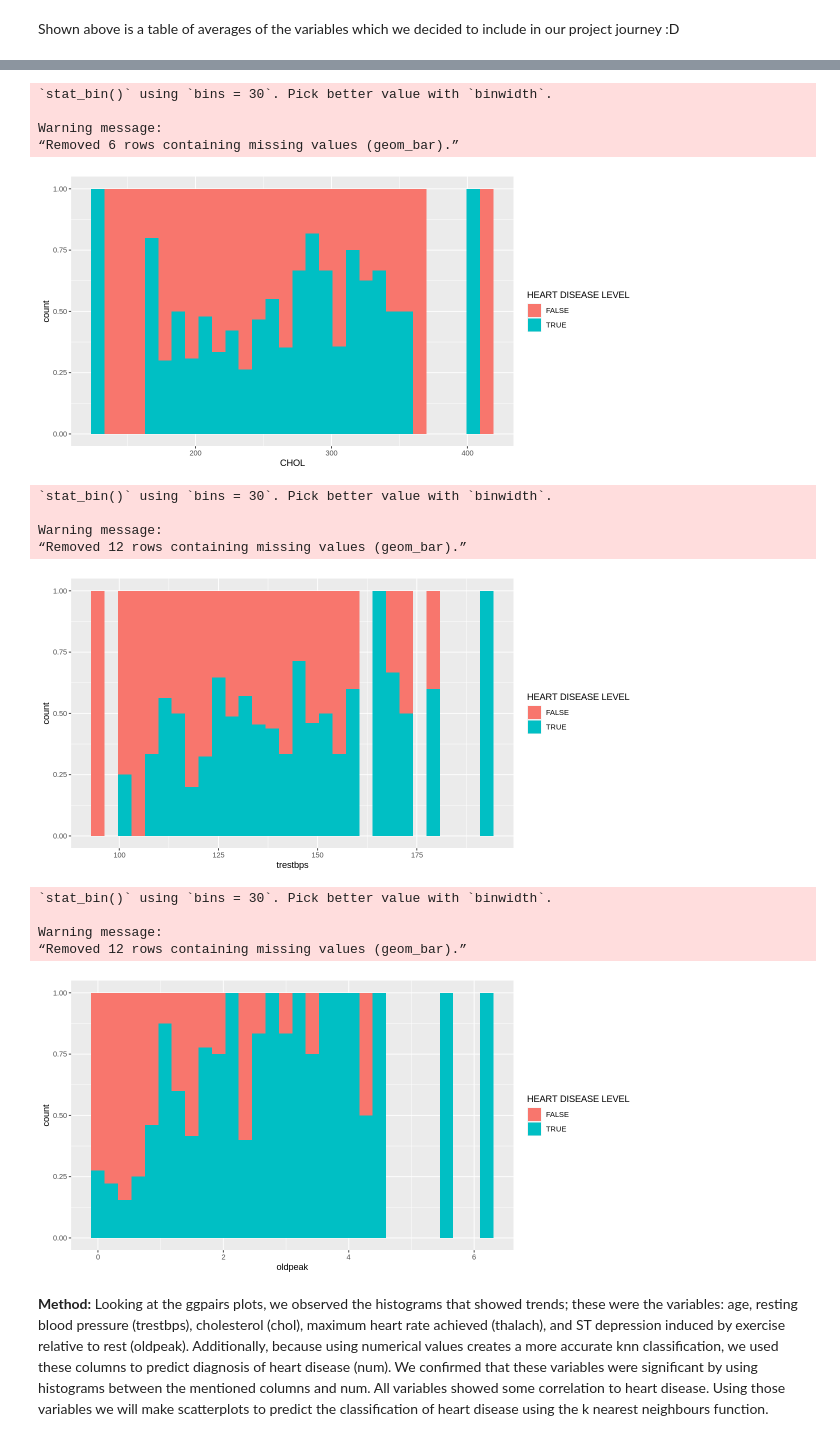
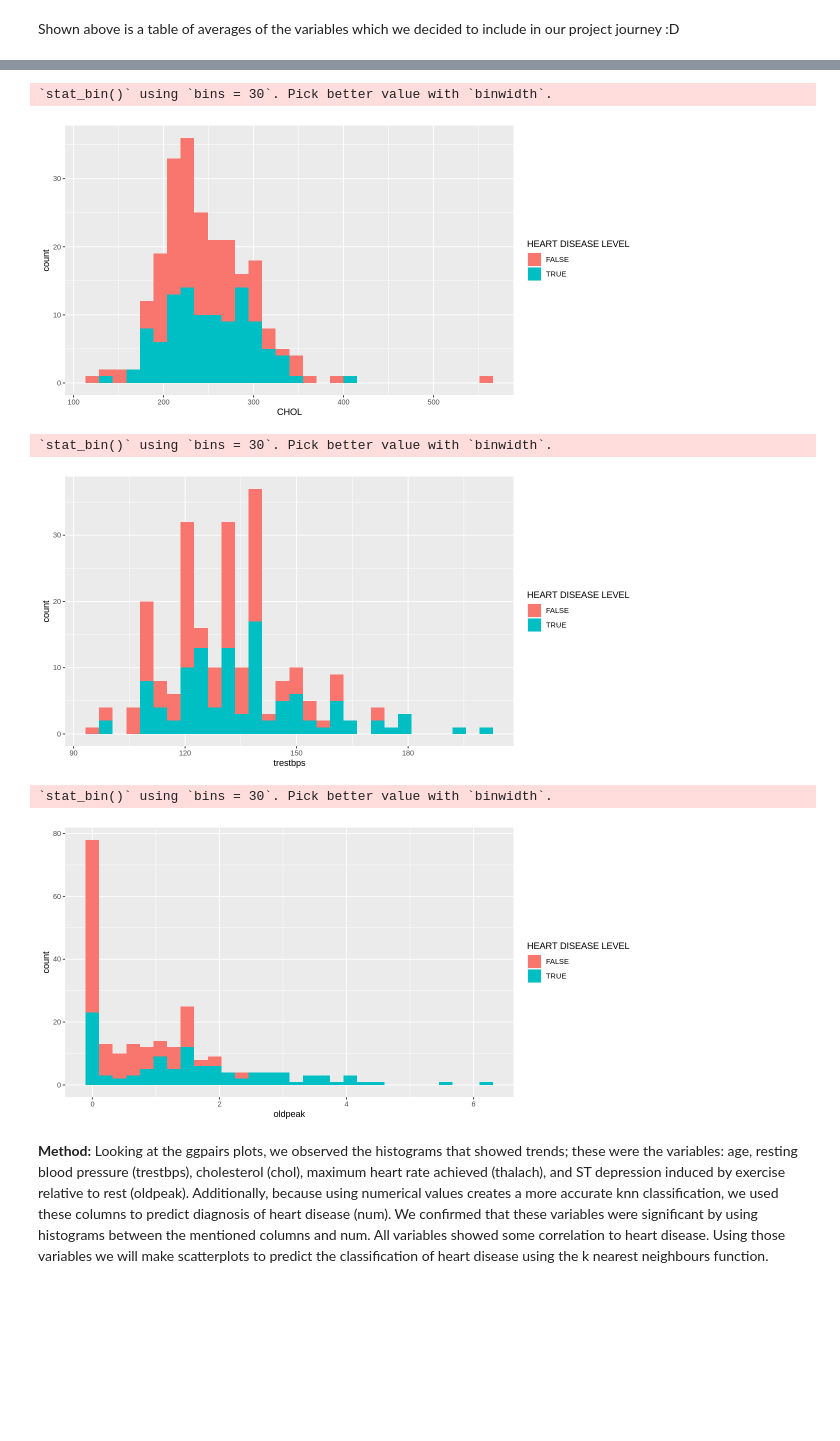
Before and after one commit to aliceterada/DSCI-Project, a Jupyter notebook: Final_GroupAASZ_Project_Proposal.ipynb, the cells around one changed output, grey strips where cells are left out. Drawn from its saved outputs; the diff is of its cells as text; code cells hidden in the pictures; blank space fills up the shorter version.

```diff
--- a/Final_GroupAASZ_Project_Proposal.ipynb
+++ b/Final_GroupAASZ_Project_Proposal.ipynb
@@ -177,39 +153,33 @@ Warning message:
 # %%
+set.seed(15)
 options(repr.plot.width = 10, repr.plot.height = 5)
 chol_plot <- ggplot(heart_disease_train,aes(x=chol,fill=hasdisease))+
-    geom_histogram(position="fill")+
+    geom_histogram()+
     labs(x="CHOL",fill="HEART DISEASE LEVEL")
 chol_plot
 # %% [output]
 `stat_bin()` using `bins = 30`. Pick better value with `binwidth`.
-
-Warning message:
-“Removed 6 rows containing missing values (geom_bar).”
-[figure, old version]
+[figure, new version]
 # %%
+set.seed(15)
 options(repr.plot.width = 10, repr.plot.height = 5)
 trestbps_plot <- ggplot(heart_disease_train,aes(x=trestbps,fill=hasdisease))+
-    geom_histogram(position="fill")+
+    geom_histogram()+
     labs(x="trestbps",fill="HEART DISEASE LEVEL")
 trestbps_plot
 # %% [output]
 `stat_bin()` using `bins = 30`. Pick better value with `binwidth`.
-
-Warning message:
-“Removed 12 rows containing missing values (geom_bar).”
-[figure, old version]
+[figure, new version]
 # %%
+set.seed(15)
 options(repr.plot.width = 10, repr.plot.height = 5)
 oldpeak_plot <- ggplot(heart_disease_train,aes(x=oldpeak,fill=hasdisease))+
-    geom_histogram(position="fill")+
+    geom_histogram()+
     labs(x="oldpeak",fill="HEART DISEASE LEVEL")
 oldpeak_plot
 # %% [output]
 `stat_bin()` using `bins = 30`. Pick better value with `binwidth`.
-
-Warning message:
-“Removed 12 rows containing missing values (geom_bar).”
-[figure, old version]
+[figure, new version]
 # %% [markdown]
 __Method:__ Looking at the ggpairs plots, we observed the histograms that showed trends; these were the variables: age, resting blood pressure (trestbps), cholesterol (chol), maximum heart rate achieved (thalach), and ST depression induced by exercise relative to rest (oldpeak). Additionally, because using numerical values creates a more accurate knn classification, we used these columns to predict diagnosis of heart disease (num). We confirmed that these variables were significant by using histograms between the mentioned columns and num. All variables showed some correlation to heart disease. Using those variables we will make scatterplots to predict the classification of heart disease using the k nearest neighbours function.
 # %% [markdown]
```
Also changed, not shown: parts of 5 cells of this notebook.
